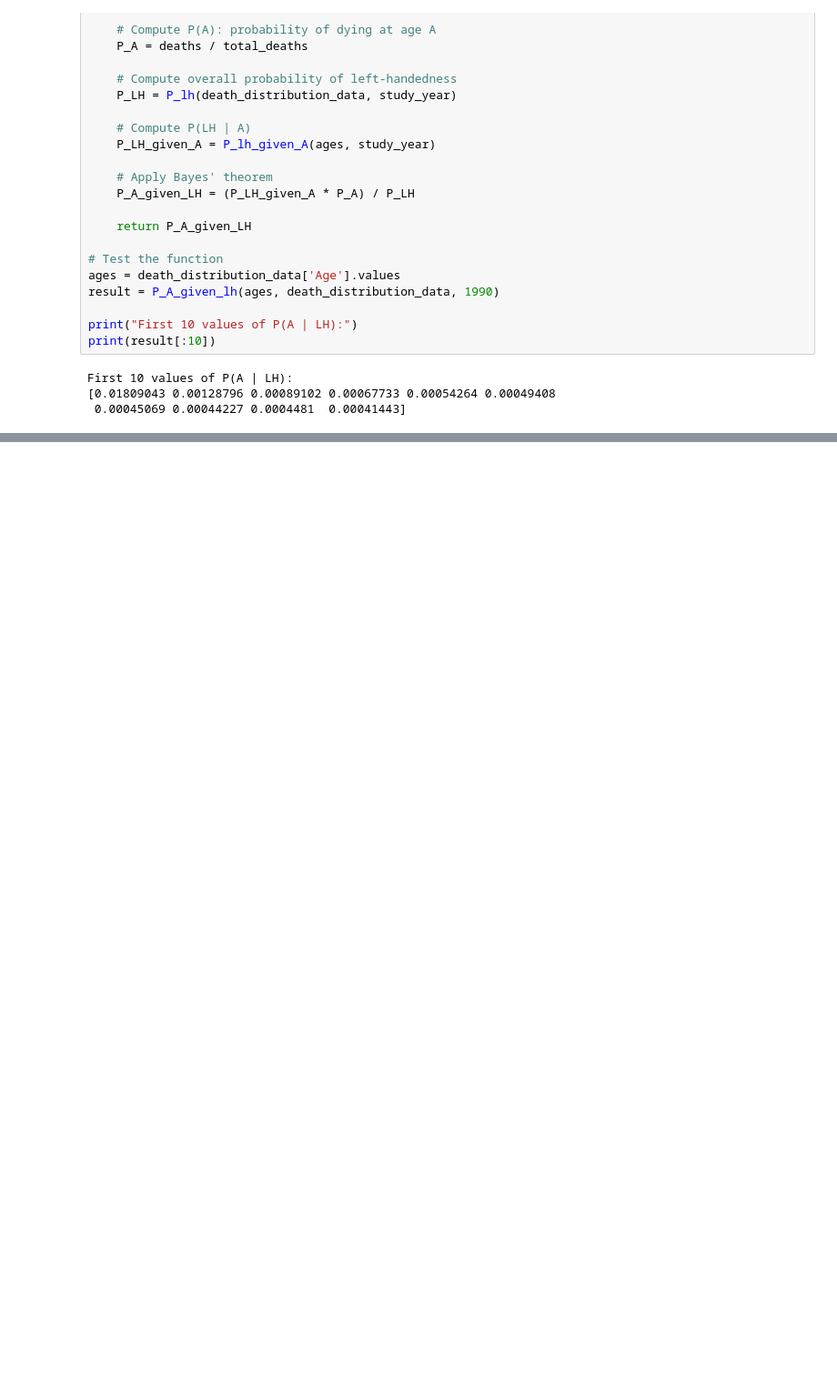
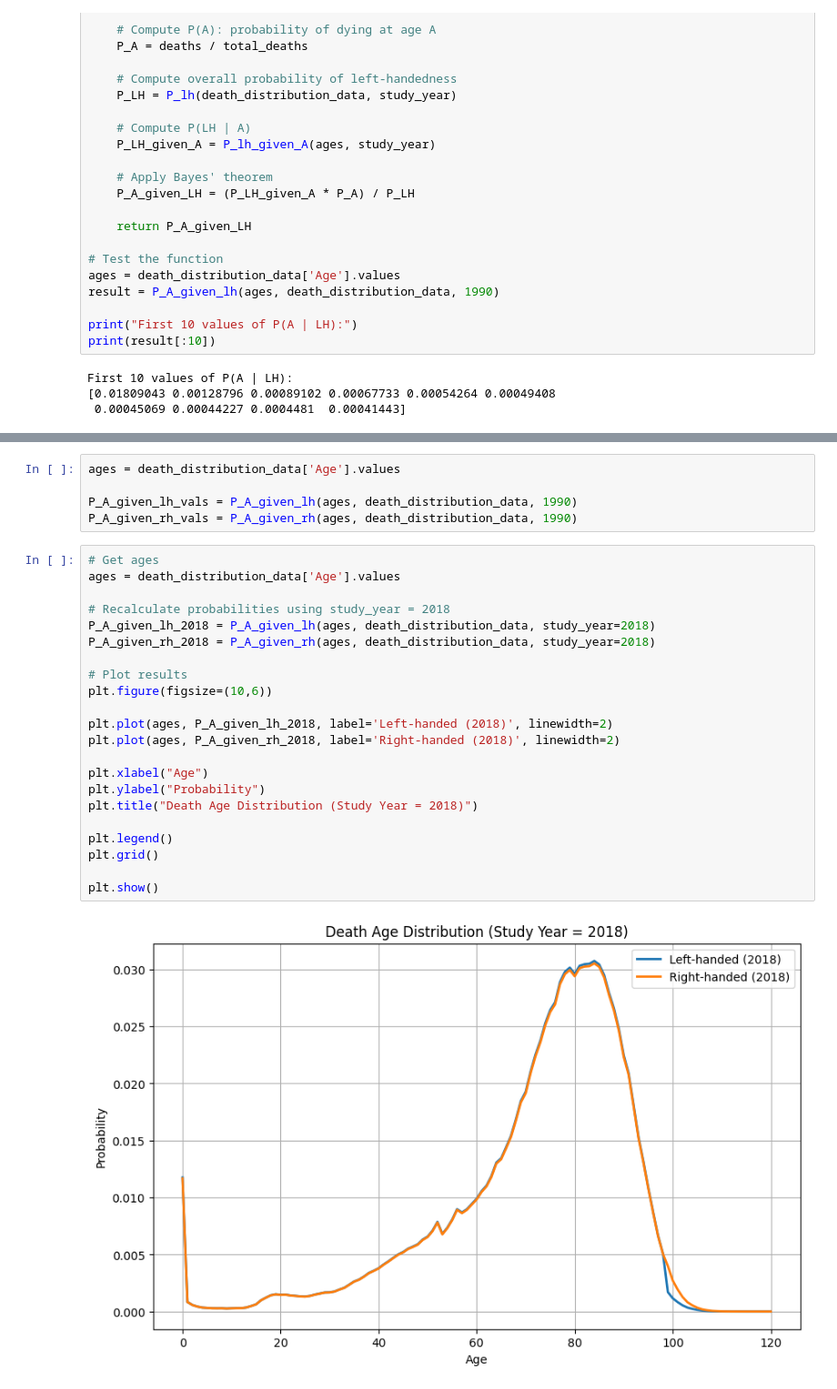
Before and after one commit to Rogena5/left-handed-analysis, a Jupyter notebook: lefthanded.ipynb, the cells around one changed output, grey strips where cells are left out. Shown at 91% size. Drawn from its saved outputs; the diff is of its cells as text; blank space fills up the shorter version.

```diff
--- a/lefthanded.ipynb
+++ b/lefthanded.ipynb
@@ -159,0 +236,29 @@ First 10 values of P(A | LH):
+# %%
+ages = death_distribution_data['Age'].values
+
+P_A_given_lh_vals = P_A_given_lh(ages, death_distribution_data, 1990)
+P_A_given_rh_vals = P_A_given_rh(ages, death_distribution_data, 1990)
+# %%
+# Get ages
+ages = death_distribution_data['Age'].values
+
+# Recalculate probabilities using study_year = 2018
+P_A_given_lh_2018 = P_A_given_lh(ages, death_distribution_data, study_year=2018)
+P_A_given_rh_2018 = P_A_given_rh(ages, death_distribution_data, study_year=2018)
+
+# Plot results
+plt.figure(figsize=(10,6))
+
+plt.plot(ages, P_A_given_lh_2018, label='Left-handed (2018)', linewidth=2)
+plt.plot(ages, P_A_given_rh_2018, label='Right-handed (2018)', linewidth=2)
+
+plt.xlabel("Age")
+plt.ylabel("Probability")
+plt.title("Death Age Distribution (Study Year = 2018)")
+
+plt.legend()
+plt.grid()
+
+plt.show()
+# %% [output]
+[figure, added]
```
Also changed, not shown: parts of 5 cells of this notebook.
